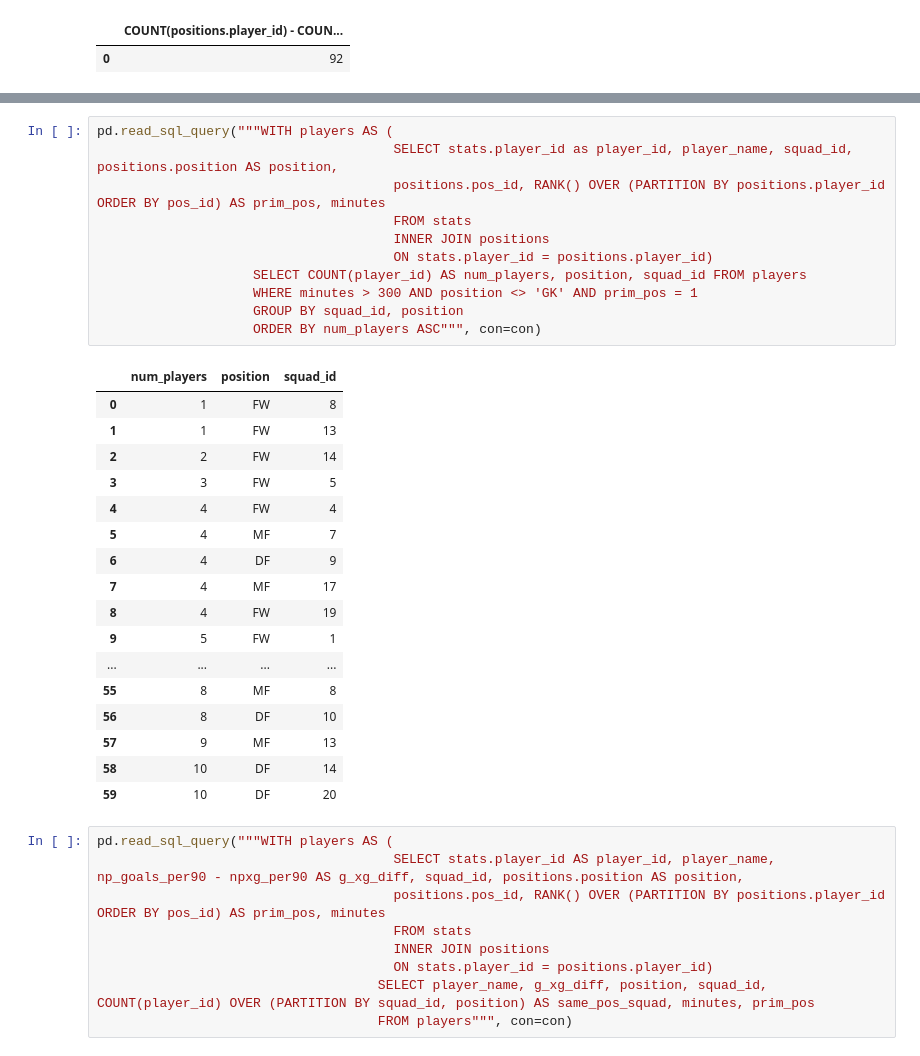
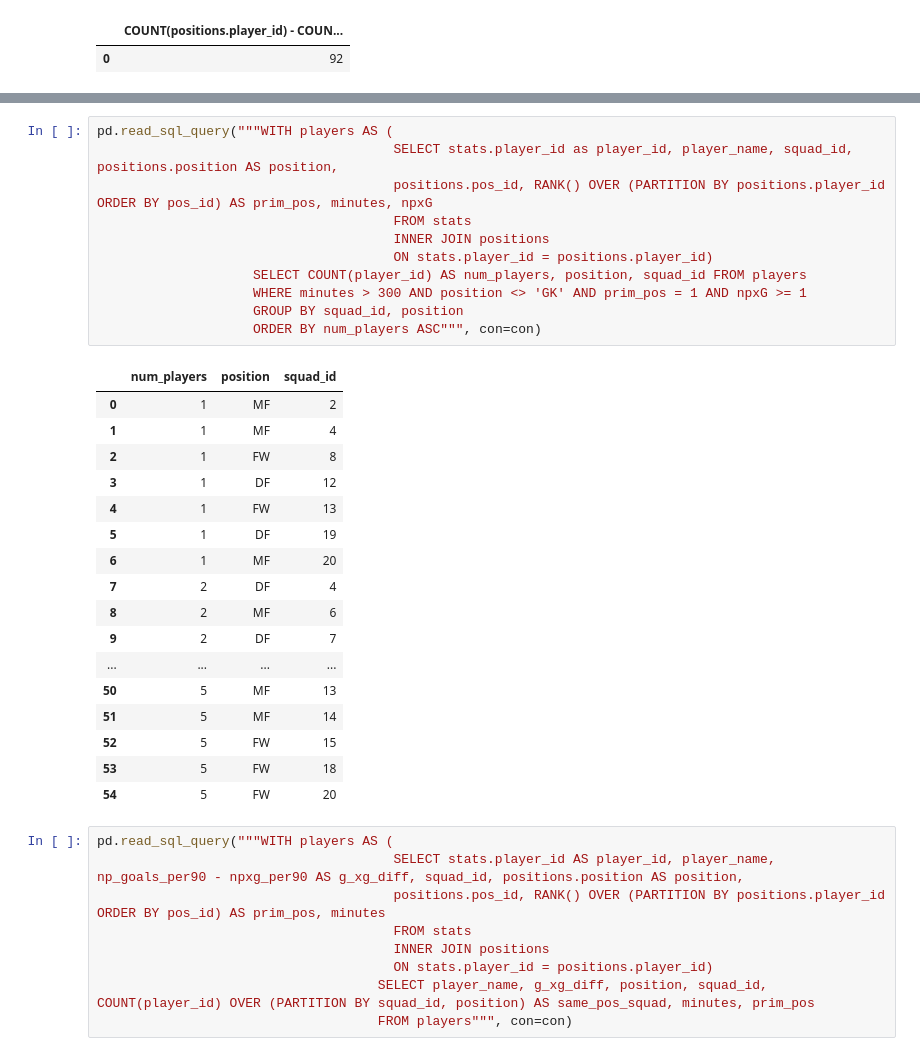
Before and after one commit to TobiaszKuc/_football_analysis, a Jupyter notebook: SQL_Learn/SQL-FBrefPremierLeagueData/PLxGPerformance.ipynb, the cells around one changed output, grey strips where cells are left out. Drawn from its saved outputs; the diff is of its cells as text.

```diff
--- a/SQL_Learn/SQL-FBrefPremierLeagueData/PLxGPerformance.ipynb
+++ b/SQL_Learn/SQL-FBrefPremierLeagueData/PLxGPerformance.ipynb
@@ -331,32 +331,32 @@ pd.read_sql_query("""WITH players AS (
 # %%
 pd.read_sql_query("""WITH players AS (
                                       SELECT stats.player_id as player_id, player_name, squad_id, positions.position AS position,
-                                      positions.pos_id, RANK() OVER (PARTITION BY positions.player_id ORDER BY pos_id) AS prim_pos, minutes
+                                      positions.pos_id, RANK() OVER (PARTITION BY positions.player_id ORDER BY pos_id) AS prim_pos, minutes, npxG
                                       FROM stats
                                       INNER JOIN positions
                                       ON stats.player_id = positions.player_id)
                     SELECT COUNT(player_id) AS num_players, position, squad_id FROM players
-                    WHERE minutes > 300 AND position <> 'GK' AND prim_pos = 1
+                    WHERE minutes > 300 AND position <> 'GK' AND prim_pos = 1 AND npxG >= 1
                     GROUP BY squad_id, position
                     ORDER BY num_players ASC""", con=con)
 # %% [output]
 |  | num_players | position | squad_id |
-| 0 | 1 | FW | 8 |
-| 1 | 1 | FW | 13 |
-| 2 | 2 | FW | 14 |
-| 3 | 3 | FW | 5 |
-| 4 | 4 | FW | 4 |
-| 5 | 4 | MF | 7 |
-| 6 | 4 | DF | 9 |
-| 7 | 4 | MF | 17 |
-| 8 | 4 | FW | 19 |
-| 9 | 5 | FW | 1 |
+| 0 | 1 | MF | 2 |
+| 1 | 1 | MF | 4 |
+| 2 | 1 | FW | 8 |
+| 3 | 1 | DF | 12 |
+| 4 | 1 | FW | 13 |
+| 5 | 1 | DF | 19 |
+| 6 | 1 | MF | 20 |
+| 7 | 2 | DF | 4 |
+| 8 | 2 | MF | 6 |
+| 9 | 2 | DF | 7 |
 | ... | ... | ... | ... |
-| 55 | 8 | MF | 8 |
-| 56 | 8 | DF | 10 |
-| 57 | 9 | MF | 13 |
-| 58 | 10 | DF | 14 |
-| 59 | 10 | DF | 20 |
+| 50 | 5 | MF | 13 |
+| 51 | 5 | MF | 14 |
+| 52 | 5 | FW | 15 |
+| 53 | 5 | FW | 18 |
+| 54 | 5 | FW | 20 |
 # %%
 pd.read_sql_query("""WITH players AS (
                                       SELECT stats.player_id AS player_id, player_name, np_goals_per90 - npxg_per90 AS g_xg_diff, squad_id, positions.position AS position,
```
Also changed, not shown: parts of 9 cells of this notebook, 1 other file.
